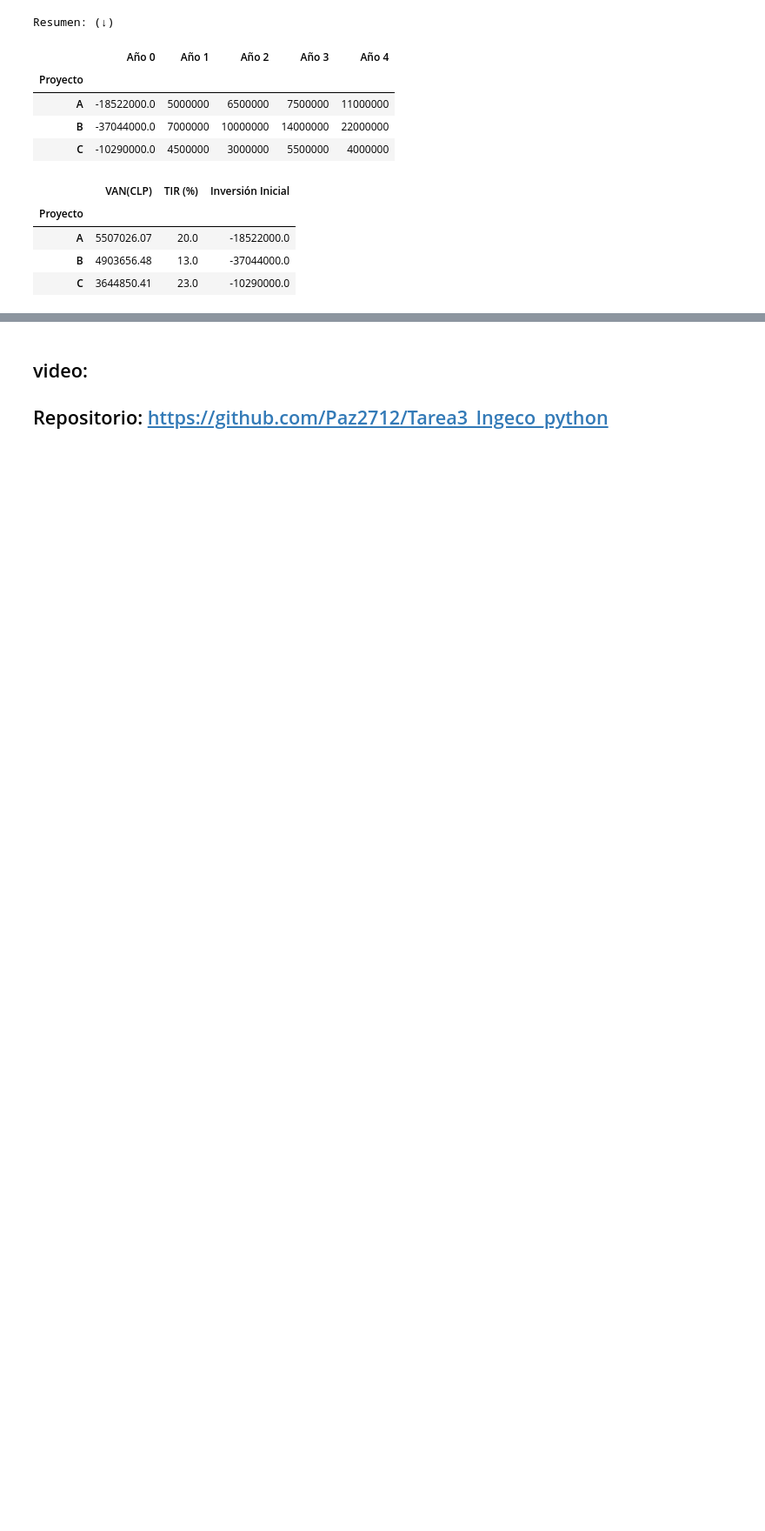
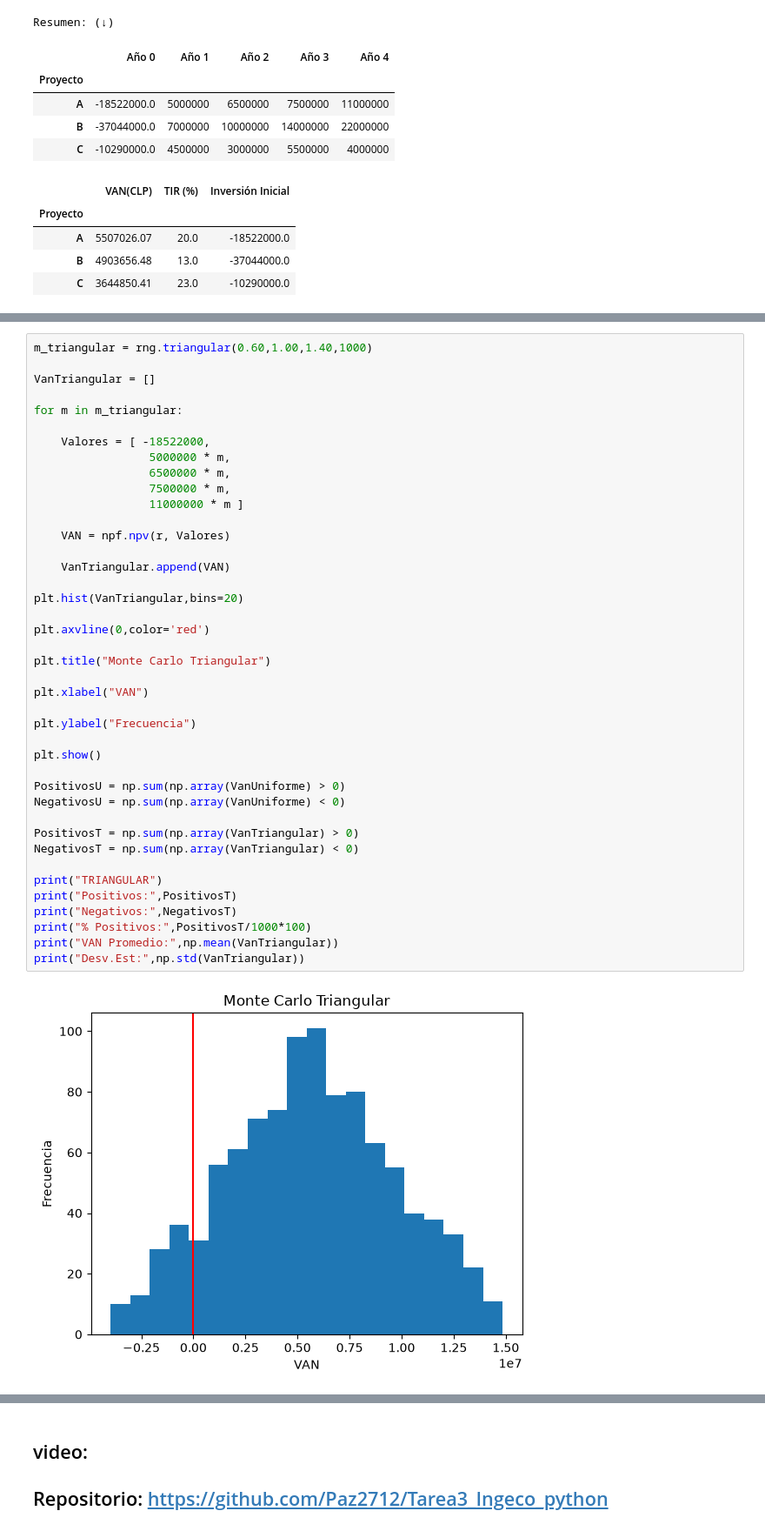
Before and after one commit to Paz2712/Tarea3_Ingeco_python, a Jupyter notebook: Tarea3_2025730294_García.ipynb, the cells around one changed output, grey strips where cells are left out. Shown at 87% size. Saved outputs shown, nothing was run; the diff lists cells and outputs as text; blank space fills up the shorter version.

```diff
--- a/Tarea3_2025730294_García.ipynb
+++ b/Tarea3_2025730294_García.ipynb
@@ -81,0 +221,43 @@ i =0
+# %%
+m_triangular = rng.triangular(0.60,1.00,1.40,1000)
+
+VanTriangular = []
+
+for m in m_triangular:
+
+    Valores = [ -18522000,
+                 5000000 * m,
+                 6500000 * m,
+                 7500000 * m,
+                 11000000 * m ]
+
+    VAN = npf.npv(r, Valores)
+
+    VanTriangular.append(VAN)
+
+plt.hist(VanTriangular,bins=20)
+
+plt.axvline(0,color='red')
+
+plt.title("Monte Carlo Triangular")
+
+plt.xlabel("VAN")
+
+plt.ylabel("Frecuencia")
+
+plt.show()
+
+PositivosU = np.sum(np.array(VanUniforme) > 0)
+NegativosU = np.sum(np.array(VanUniforme) < 0)
+
+PositivosT = np.sum(np.array(VanTriangular) > 0)
+NegativosT = np.sum(np.array(VanTriangular) < 0)
+
+print("TRIANGULAR")
+print("Positivos:",PositivosT)
+print("Negativos:",NegativosT)
+print("% Positivos:",PositivosT/1000*100)
+print("VAN Promedio:",np.mean(VanTriangular))
+print("Desv.Est:",np.std(VanTriangular))
+# %% [output]
+[figure, added]
```
Also changed, not shown: parts of 11 cells of this notebook, 2 other files.
